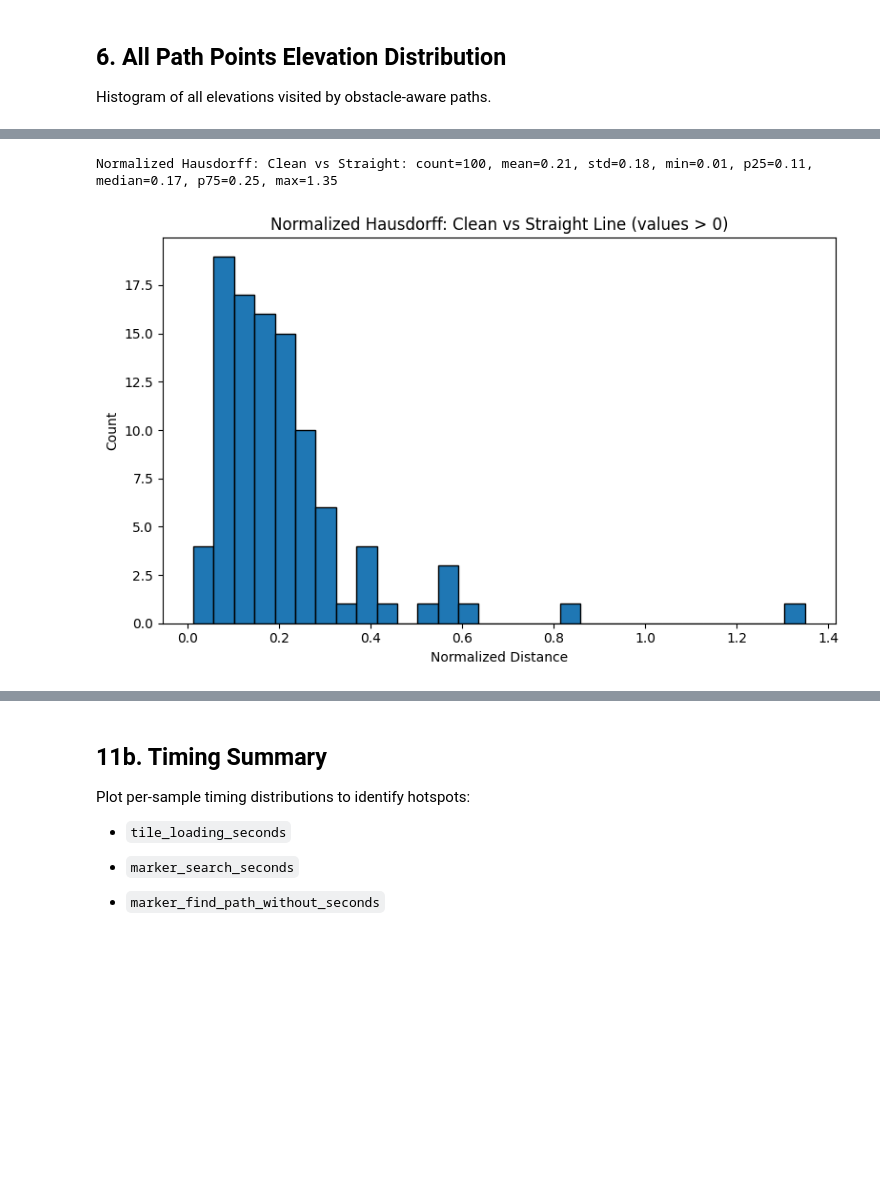
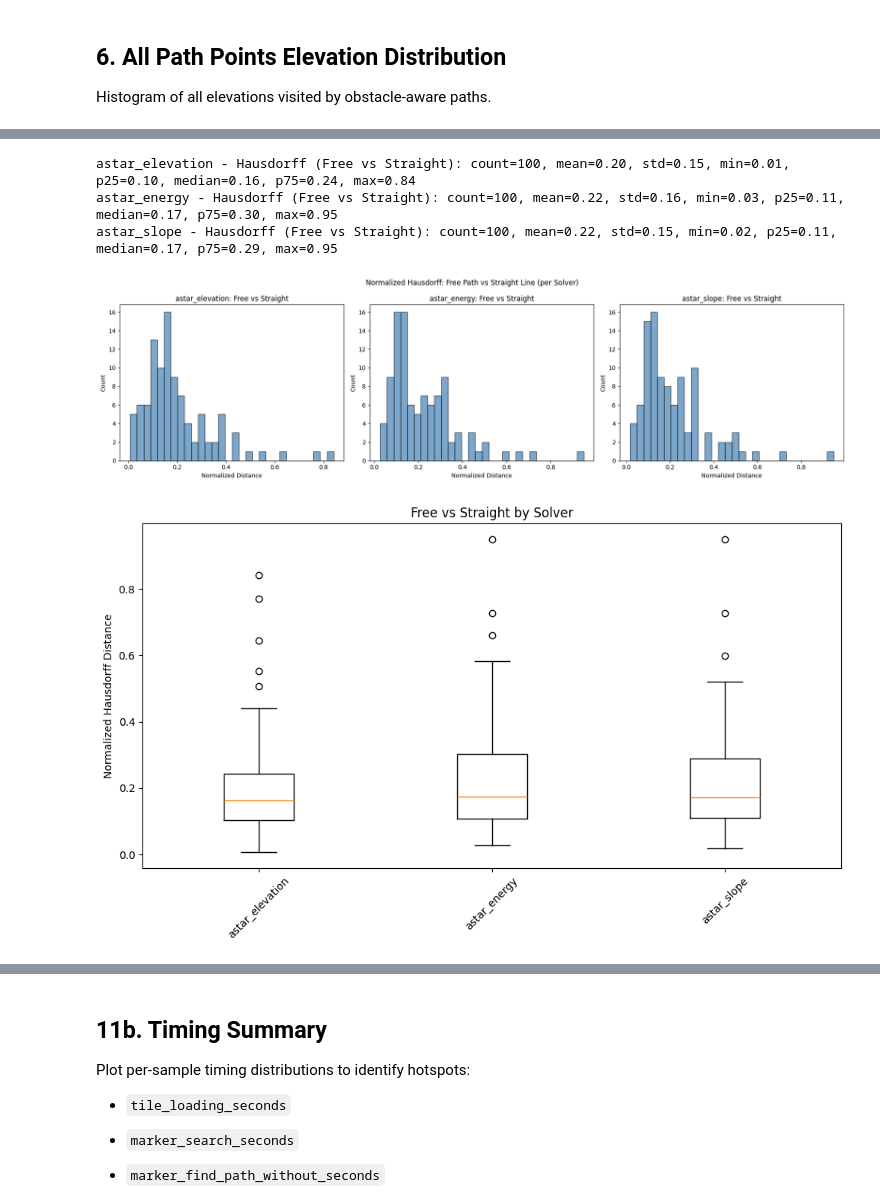
Before and after one commit to ThalesGroup/passage, a Jupyter notebook: notebooks/_dataset.ipynb, the cells around one changed output, grey strips where cells are left out. Saved outputs shown, nothing was run; the diff lists cells and outputs as text; code cells hidden in the pictures; blank space fills up the shorter version.

```diff
--- a/notebooks/_dataset.ipynb
+++ b/notebooks/_dataset.ipynb
@@ -57,11 +61,23 @@ CALIBRATE_FILEPATH = Path(CALIBRATE_FILEPATH)
 DATASET_DIRPATH = Path(DATASET_DIRPATH)
 RESOLUTION_DIRPATH = DATASET_DIRPATH / str(RESOLUTION)
 
-# Solver config
+# Solver config and solver names
 with open(CONFIG_FILEPATH) as f:
     _config = yaml.safe_load(f) or {}
-_solver_cfg = _config.get("solver", {})
-SOLVER_CONFIG = _resolve_solver_config(_solver_cfg)
+
+# Get list of solver configurations from config
+_solvers_cfg = _config.get("solvers", [])
+if isinstance(_solvers_cfg, list):
+    SOLVER_NAMES = [s.get("name") for s in _solvers_cfg if isinstance(s, dict) and s.get("name")]
+else:
+    SOLVER_NAMES = []
+
+# Default to first solver's config if available (backward compatibility)
+if _solvers_cfg:
+    _solver_cfg = _solvers_cfg[0]
+    SOLVER_CONFIG = _resolve_solver_config(_solver_cfg)
+else:
+    SOLVER_CONFIG = {}
 
 # Calibration
 with open(CALIBRATE_FILEPATH) as f:
@@ -71,5 +87,6 @@ global_min = float(calibration["global_min"])
 global_max = float(calibration["global_max"])
 
 print(f"Global elevation range: [{global_min:.1f}, {global_max:.1f}]")
+print(f"Configured solvers: {SOLVER_NAMES}")
 # %% [output]
 Global elevation range: [-430.0, 8767.0]
@@ -578,17 +917,54 @@ Normalized Hausdorff distance between the optimal (no-obstacle) path and the str
 # %%
-clean_vals = [v for v in hausdorff_clean_straight if v is not None and v > 0]
-if clean_vals:
-    describe_stats(clean_vals, "Normalized Hausdorff: Clean vs Straight")
-    plt.figure(figsize=(8, 5))
-    plt.hist(clean_vals, bins=30, edgecolor="black")
-    plt.xlabel("Normalized Distance")
-    plt.ylabel("Count")
-    plt.title("Normalized Hausdorff: Clean vs Straight Line (values > 0)")
+# Hausdorff distance: Free path vs Straight line (per solver)
+n_solvers = len(SOLVER_NAMES)
+if n_solvers == 0:
+    print("No solvers configured.")
+else:
+    n_cols = min(3, n_solvers)
+    n_rows = math.ceil(n_solvers / n_cols)
+    fig, axes = plt.subplots(n_rows, n_cols, figsize=(6 * n_cols, 5 * n_rows))
+    if n_solvers == 1:
+        axes = np.array([axes])
+    axes = axes.flatten()
+
+    for idx, solver_name in enumerate(SOLVER_NAMES):
+        h_vals = [v for v in solver_metrics[solver_name]["hausdorff_free_straight"] if v is not None and v > 0]
+        if h_vals:
+            describe_stats(h_vals, f"{solver_name} - Hausdorff (Free vs Straight)")
+            axes[idx].hist(h_vals, bins=30, edgecolor="black", alpha=0.7, color="steelblue")
+            axes[idx].set_xlabel("Normalized Distance")
+            axes[idx].set_ylabel("Count")
+            axes[idx].set_title(f"{solver_name}: Free vs Straight")
+        else:
+            axes[idx].text(0.5, 0.5, "No data", ha="center", va="center", transform=axes[idx].transAxes)
+            axes[idx].set_title(f"{solver_name}: Free vs Straight")
+
+    # Hide unused axes
+    for idx in range(n_solvers, len(axes)):
+        axes[idx].axis("off")
+
+    plt.suptitle("Normalized Hausdorff: Free Path vs Straight Line (per Solver)")
     plt.tight_layout()
     plt.show()
-else:
-    print("No positive Hausdorff data for clean vs straight.")
+
+    # Comparison box plot across solvers if multiple
+    if n_solvers > 1:
+        fig2, ax = plt.subplots(figsize=(10, 6))
+        h_data = [
+            [v for v in solver_metrics[s]["hausdorff_free_straight"] if v is not None and v > 0] for s in SOLVER_NAMES
+        ]
+        valid = [(s, d) for s, d in zip(SOLVER_NAMES, h_data) if d]
+        if valid:
+            ax.boxplot([d for _, d in valid], labels=[s for s, _ in valid])
+            ax.set_ylabel("Normalized Hausdorff Distance")
+            ax.set_title("Free vs Straight by Solver")
+            ax.tick_params(axis="x", rotation=45)
+            plt.tight_layout()
+            plt.show()
 # %% [output]
-Normalized Hausdorff: Clean vs Straight: count=100, mean=0.21, std=0.18, min=0.01, p25=0.11, median=0.17, p75=0.25, max=1.35
+astar_elevation - Hausdorff (Free vs Straight): count=100, mean=0.20, std=0.15, min=0.01, p25=0.10, median=0.16, p75=0.24, max=0.84
+astar_energy - Hausdorff (Free vs Straight): count=100, mean=0.22, std=0.16, min=0.03, p25=0.11, median=0.17, p75=0.30, max=0.95
+astar_slope - Hausdorff (Free vs Straight): count=100, mean=0.22, std=0.15, min=0.02, p25=0.11, median=0.17, p75=0.29, max=0.95
-[figure, old version]
+[figure, new version]
+[figure, added]
 # %% [markdown]
```
Also changed, not shown: parts of 23 cells of this notebook, 10 other files.
